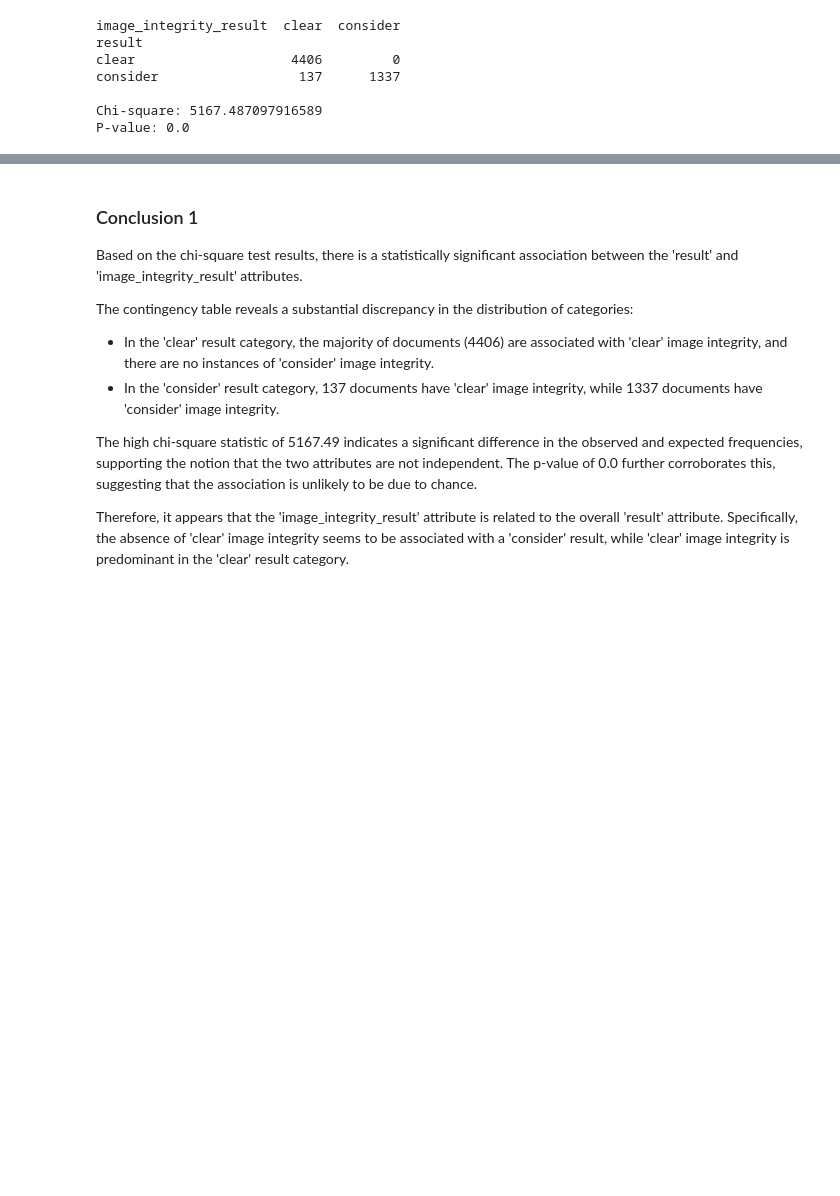
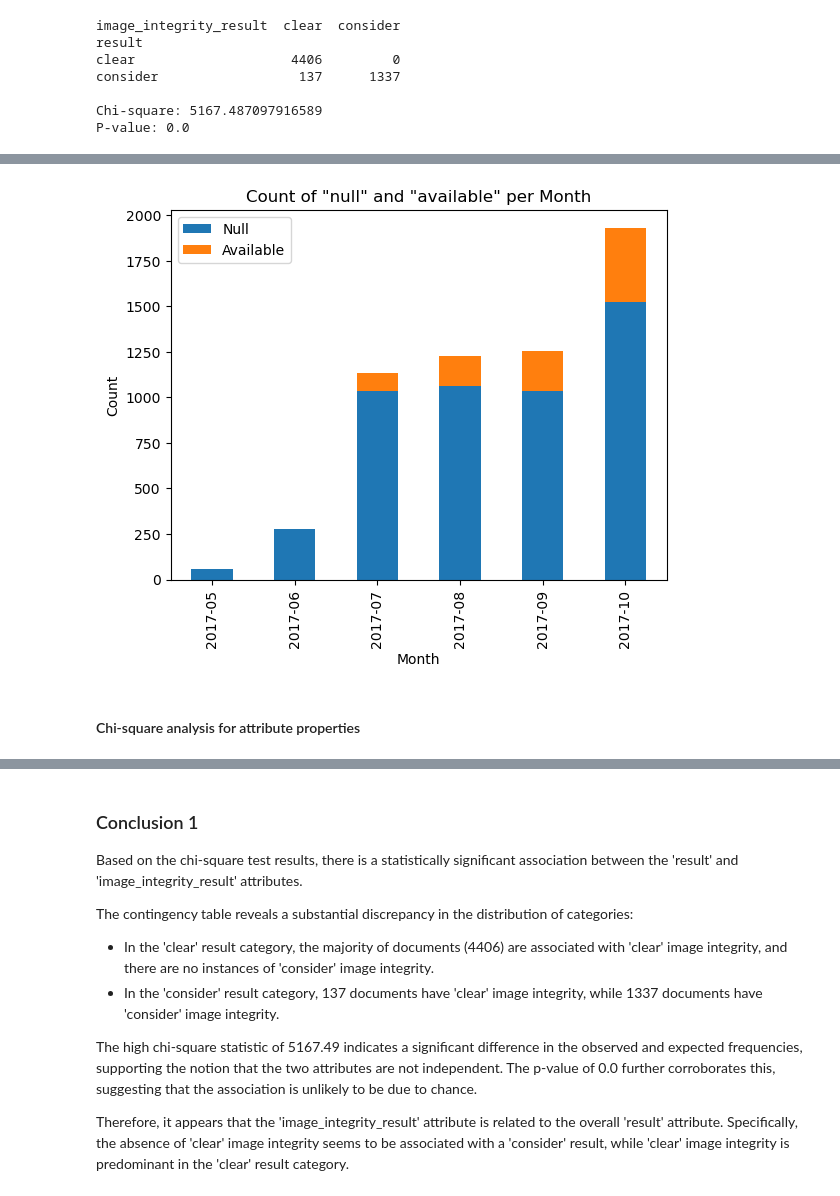
Before and after one commit to vuanhngo14/Personal_practice_1, a Jupyter notebook: FacialDocument_Check.ipynb, the cells around one changed output, grey strips where cells are left out. Cells and saved outputs as stored; diff of their text form; code cells hidden in the pictures; blank space fills up the shorter version.

Commit message:
added conclusion about properties

```diff
--- a/FacialDocument_Check.ipynb
+++ b/FacialDocument_Check.ipynb
@@ -88,7 +68,8 @@ document_importantAttr = [
  'data_consistency_result',
  'data_comparison_result',
  'police_record_result',
- 'compromised_document_result']
+ 'compromised_document_result',
+ 'properties']
 # %%
 # Currently, the date time is object so it will not be sorted correctly. We will convert that to date-time format
 
@@ -244,0 +243,2 @@ P-value: 0.0
+# %%
+document_filtered['properties'] = document_filtered['properties'].apply(lambda x: 'null' if not x or x == '{}' else 'available')
@@ -244,0 +247,8 @@ P-value: 0.0
+# %%
+attr_for_properties = ['created_at', 'properties']
+df_for_properties = document_filtered[attr_for_properties]
+# %%
+result = df_for_properties.groupby([df_for_properties['created_at'].dt.to_period("M"), 'properties']).size().unstack(fill_value=0)
+result.columns = ['Null', 'Available']
+
+print(result)
@@ -244,0 +264,10 @@ P-value: 0.0
+# %%
+result.plot(kind='bar', stacked=True)
+plt.title('Count of "null" and "available" per Month')
+plt.xlabel('Month')
+plt.ylabel('Count')
+plt.show()
+# %% [output]
+[figure, added]
+# %% [markdown]
+#### Chi-square analysis for attribute properties
```
Also changed, not shown: parts of 10 cells of this notebook.
